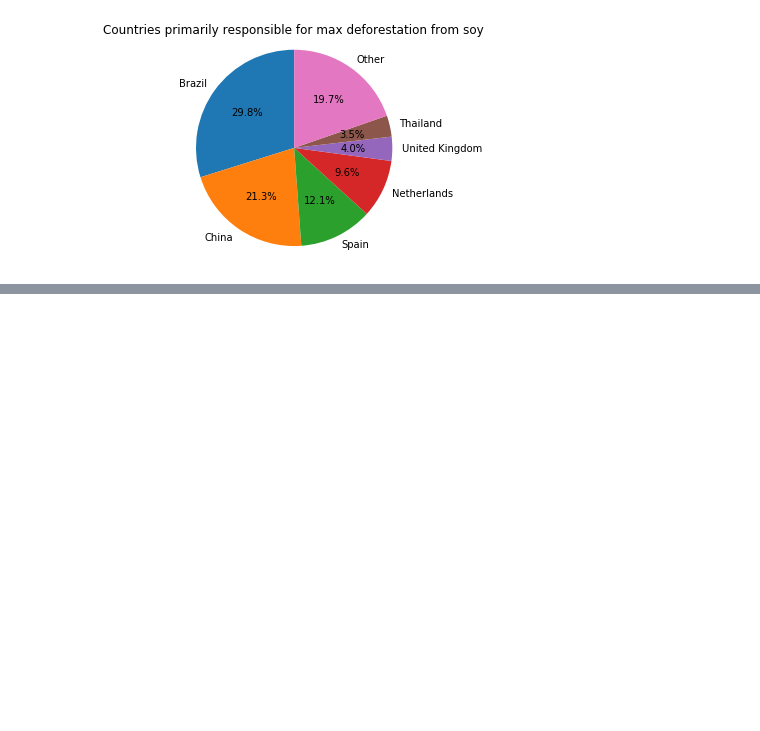
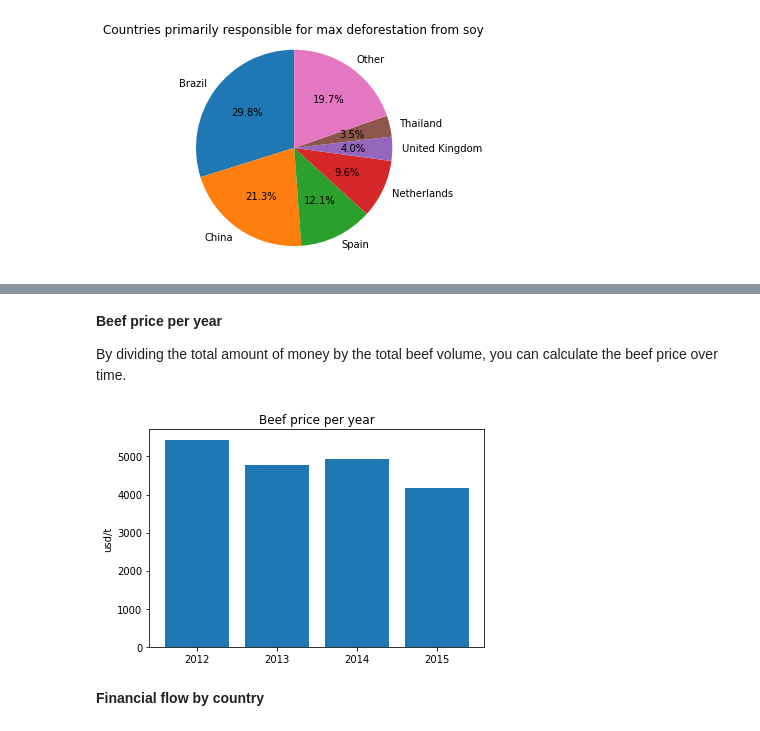
Before and after one commit to Vizzuality/data_sci_tutorials, a Jupyter notebook: work/TRASE_widgets.ipynb, the cells around one changed output, grey strips where cells are left out. Saved outputs shown, nothing was run; the diff lists cells and outputs as text; code cells hidden in the pictures; blank space fills up the shorter version.

```diff
--- a/work/TRASE_widgets.ipynb
+++ b/work/TRASE_widgets.ipynb
@@ -396,0 +433,14 @@ plt.show()
+# %% [markdown]
+**Beef price per year**
+
+By dividing the total amount of money by the total beef volume, you can calculate the beef price over time.
+# %%
+plt.bar(years, np.array(fob_usd)/np.array(beef_volume))
+plt.title("Beef price per year")
+plt.ylabel("usd/t")
+plt.xticks(years)
+plt.show()
+# %% [output]
+[figure, added]
+# %% [markdown]
+**Financial flow by country**
```
Also changed, not shown: parts of 24 cells of this notebook.
